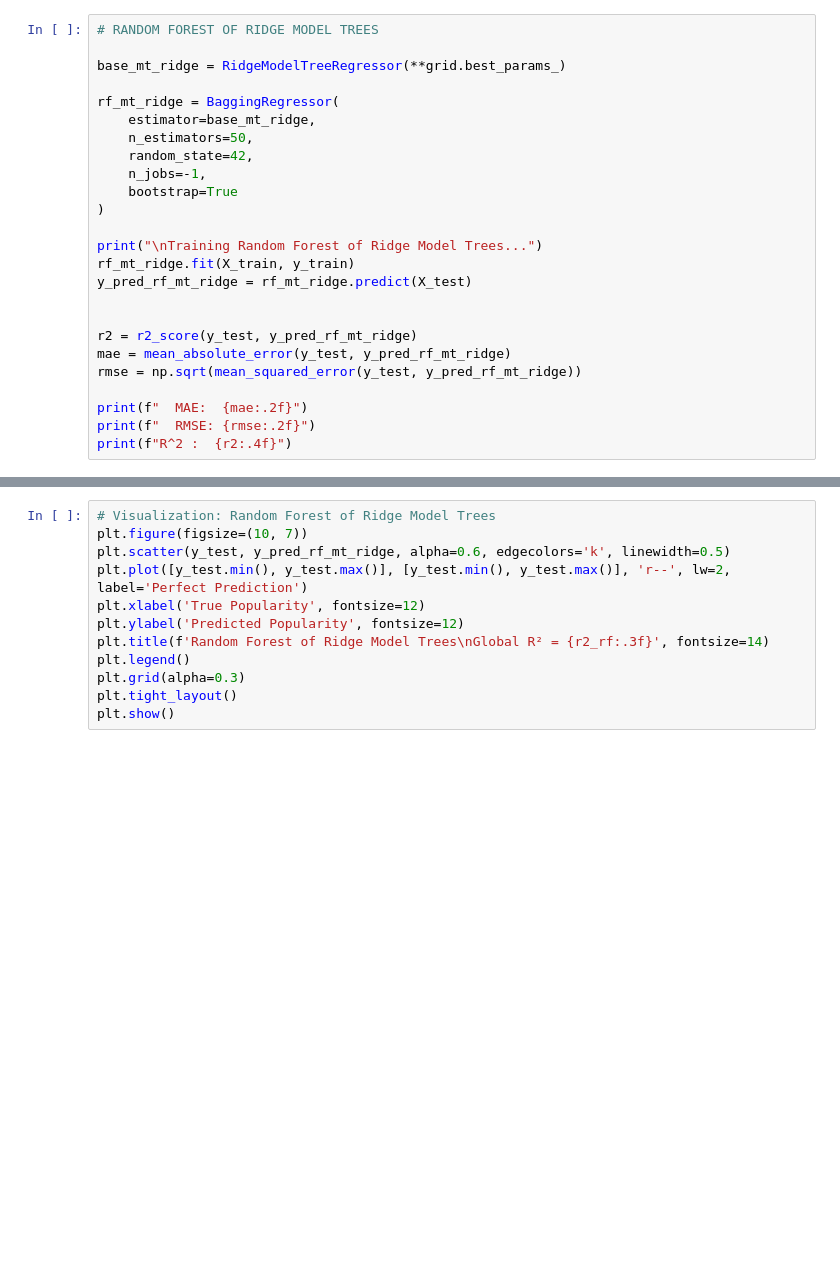
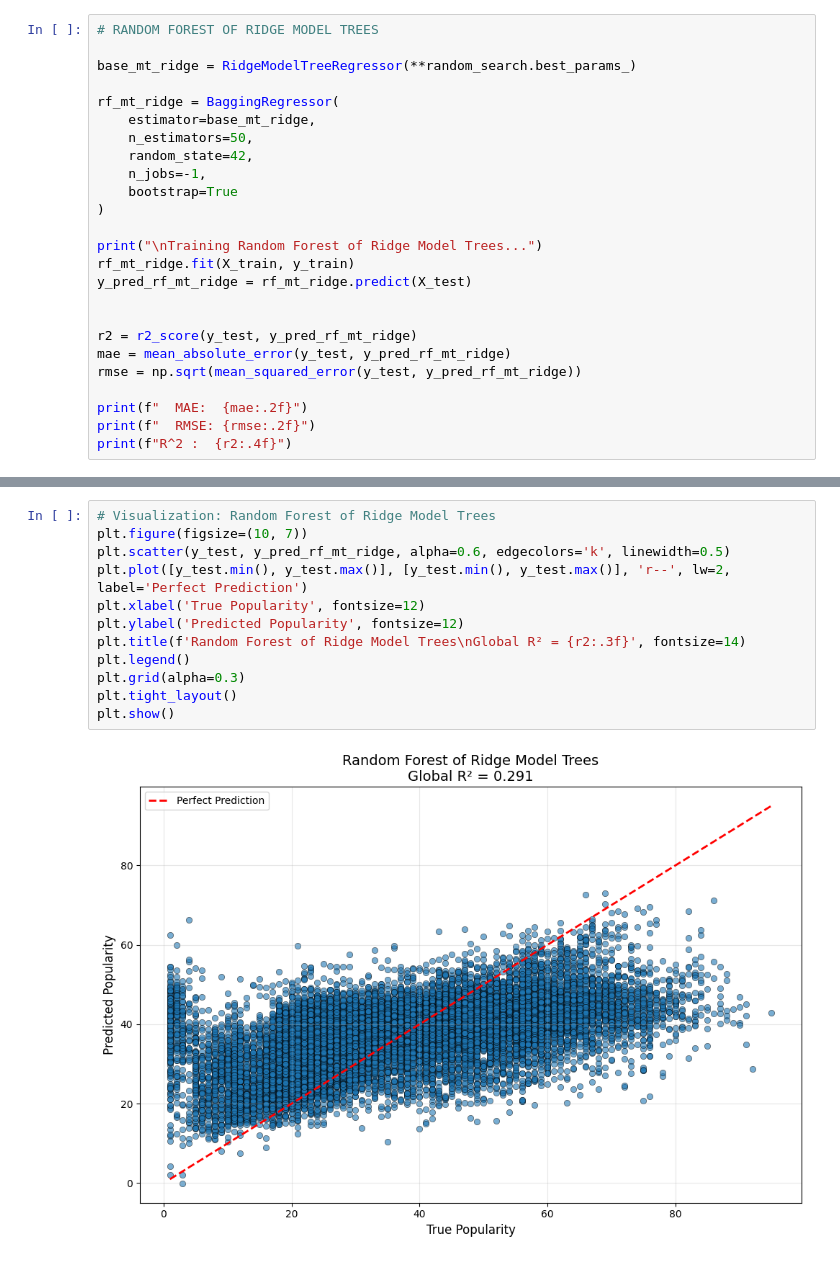
Before and after one commit to clara-opp/datamining_group12, a Jupyter notebook: no zero models/nz_model_tree_ridge.ipynb, the cells around one changed output, grey strips where cells are left out. Drawn from its saved outputs; the diff is of its cells as text; blank space fills up the shorter version.

```diff
--- a/no zero models/nz_model_tree_ridge.ipynb
+++ b/no zero models/nz_model_tree_ridge.ipynb
@@ -112,7 +146,7 @@ plt.show()
 # %%
 # RANDOM FOREST OF RIDGE MODEL TREES
 
-base_mt_ridge = RidgeModelTreeRegressor(**grid.best_params_)
+base_mt_ridge = RidgeModelTreeRegressor(**random_search.best_params_)
 
 rf_mt_ridge = BaggingRegressor(
     estimator=base_mt_ridge,
@@ -137,12 +178,14 @@ print(f"R^2 :  {r2:.4f}")
 # %%
 # Visualization: Random Forest of Ridge Model Trees
 plt.figure(figsize=(10, 7))
 plt.scatter(y_test, y_pred_rf_mt_ridge, alpha=0.6, edgecolors='k', linewidth=0.5)
 plt.plot([y_test.min(), y_test.max()], [y_test.min(), y_test.max()], 'r--', lw=2, label='Perfect Prediction')
 plt.xlabel('True Popularity', fontsize=12)
 plt.ylabel('Predicted Popularity', fontsize=12)
-plt.title(f'Random Forest of Ridge Model Trees\nGlobal R² = {r2_rf:.3f}', fontsize=14)
+plt.title(f'Random Forest of Ridge Model Trees\nGlobal R² = {r2:.3f}', fontsize=14)
 plt.legend()
 plt.grid(alpha=0.3)
 plt.tight_layout()
 plt.show()
+# %% [output]
+[figure, added]
```
Also changed, not shown: parts of 13 cells of this notebook, 13 other files.
